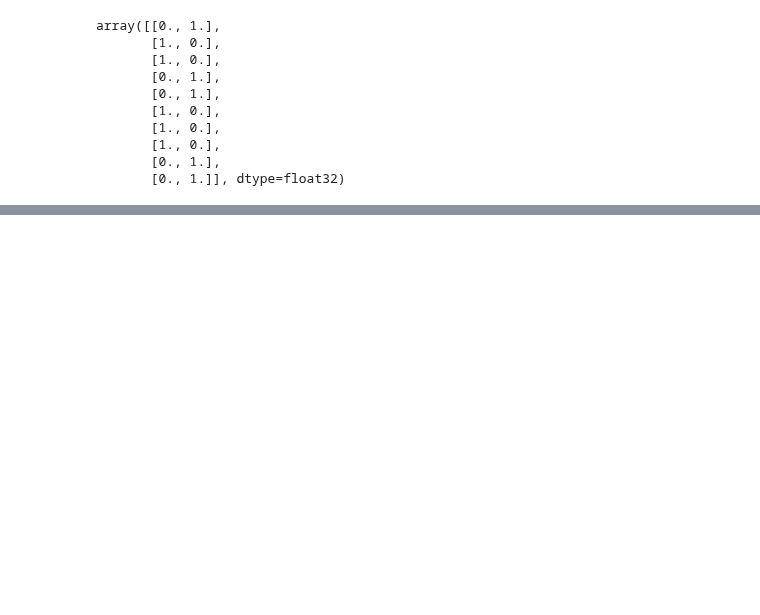
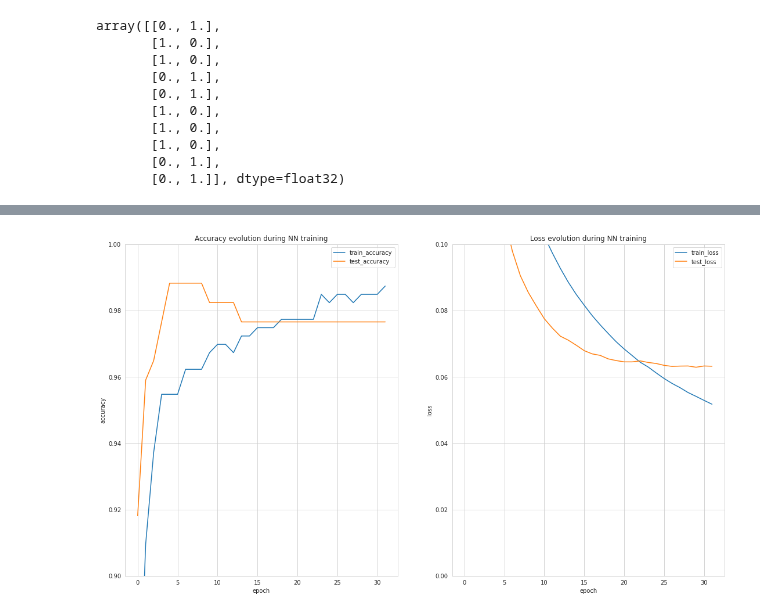
Before and after one commit to mlukan/GDA3B2021, a Jupyter notebook: NN/Team3NN_Dojo.ipynb, the cells around one changed output, grey strips where cells are left out. Saved outputs shown, nothing was run; the diff lists cells and outputs as text; code cells hidden in the pictures; blank space fills up the shorter version.

```diff
--- a/NN/Team3NN_Dojo.ipynb
+++ b/NN/Team3NN_Dojo.ipynb
@@ -419,3 +420,28 @@ print(classification_report(y_test[:,1], yhat_c))
 weighted avg       0.98      0.98      0.98       171
 # %%
 nn.save("team3.h5")
+# %%
+%%time
+nn3=Sequential()
+#adding the input and first hidden layer
+nn3.add(InputLayer(input_shape=(30,)))
+nn3.add(Dense(32,activation='relu'))
+
+#adding second layer
+nn3.add(Dense(32,activation='relu'))
+
+#adding the output layer
+nn3.add(Dense(2,activation='softmax'))
+
+
+# rerun the mmodel with the above defined metrics in your complie call
+nn3.compile(loss='categorical_crossentropy',
+                  optimizer=opt,
+                  metrics=metrics)
+
+nn3story = nn3.fit(X_train_scaled,
+          y_train,
+          epochs=32,
+          batch_size=8,
+          validation_data=(X_test_scaled, y_test),
+          verbose=0)
@@ -421,0 +451,4 @@ nn.save("team3.h5")
+# %%
+show_history(nn3story)
+# %% [output]
+[figure, added]
```
Also changed, not shown: parts of 17 cells of this notebook.
